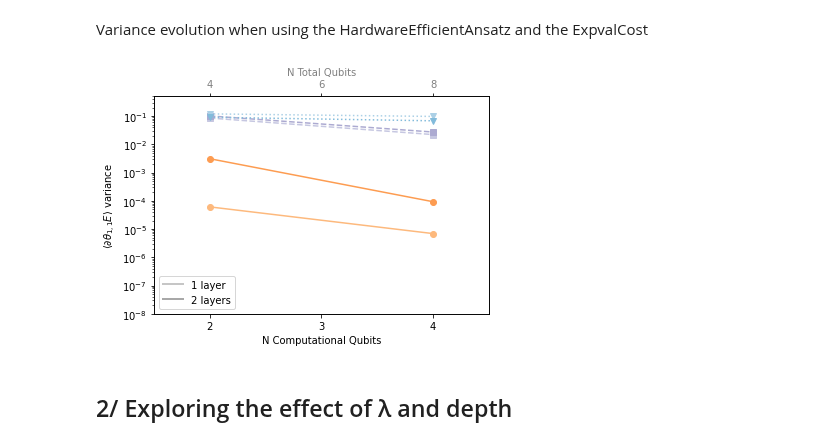
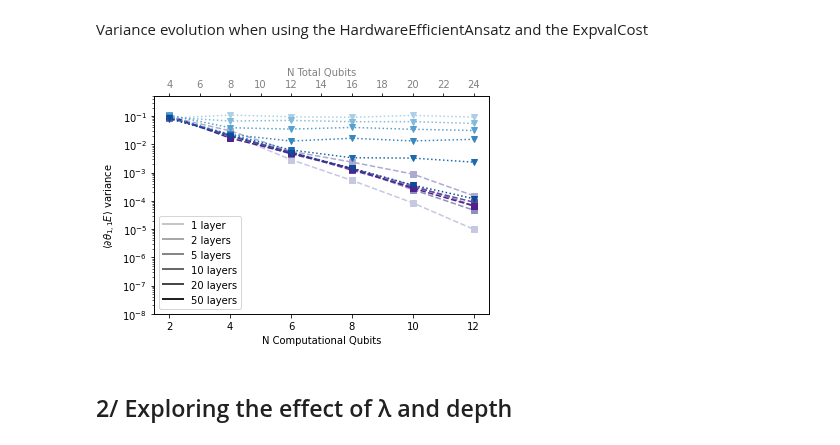
Before and after one commit to SimonCichy/barren-gadgets, a Jupyter notebook: plotting/relevant_results.ipynb, the cells around one changed output. Drawn from its saved outputs; the diff is of its cells as text; code cells hidden in the pictures.

```diff
--- a/plotting/relevant_results.ipynb
+++ b/plotting/relevant_results.ipynb
@@ -106,13 +114,12 @@ plot_variances_vs_qubits(file_list, colours, normalize=True, limits=[1e-8, 5e-1]
 # %% [markdown]
 Variance evolution when using the HardwareEfficientAnsatz and the ExpvalCost
 # %%
-file_list = [data_folder + 'gradients/220414_global_4qubits_2layers_0.5lambda_200samples.dat',
-             data_folder + 'gradients/220414_local_4qubits_2layers_0.5lambda_200samples.dat',
-             data_folder + 'gradients/220414_gadget2_4qubits_2layers_0.5lambda_200samples.dat']
+file_list = [data_folder + 'gradients/220414_global_12qubits_50layers_0.5lambda_200samples.dat',
+             data_folder + 'gradients/220414_local_12qubits_50layers_0.5lambda_200samples.dat']
 
 plot_variances_vs_qubits(file_list, colours, normalize=True, limits=[1e-8, 5e-1])
 # %% [output]
-[figure, old version]
+[figure, new version]
 # %% [markdown]
 2/ Exploring the effect of λ and depth
 -------------
```
Also changed, not shown: parts of 2 cells of this notebook, 1 other file.
